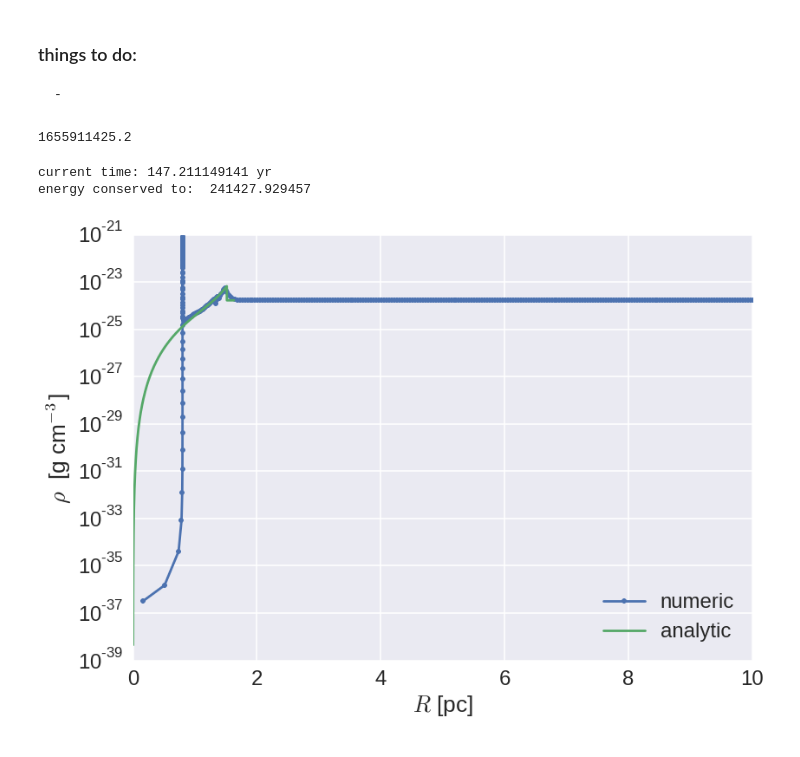
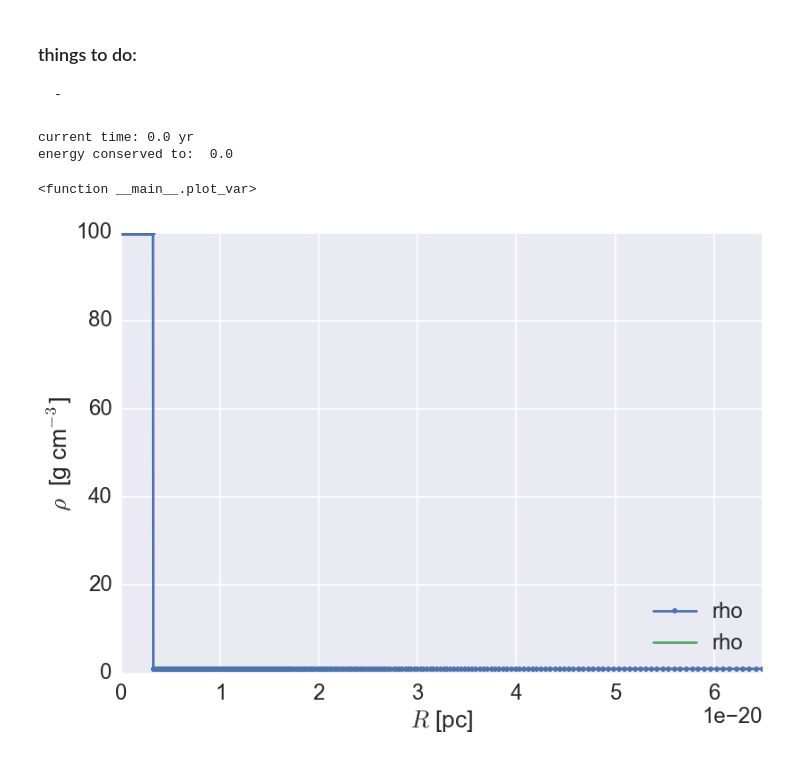
Before and after one commit to egentry/clustered_SNe, a Jupyter notebook: prototyping.ipynb, the cells around one changed output. Cells and saved outputs as stored; diff of their text form; code cells hidden in the pictures.

```diff
--- a/prototyping.ipynb
+++ b/prototyping.ipynb
@@ -81,7 +86,7 @@ gamma = 5/3
 # data_filename = data_filename_with_cooling
 # info_filename = info_filename_with_cooling
 # %%
-names_velos = ["k", "i", "R", "U", "rho", "T", "Mass", "C_ad", "E", "P", "Q"]
+names_velos = ["k", "i", "R", "U", "rho", "T", "Mass", "C_ad", "E", "P", "Q", "dE"]
 variables_velos = names_velos[3:]
 
 df_velos = pd.read_csv(data_filename,
@@ -100,7 +105,7 @@ variables_velos.append("S")
 
 ks = np.array(df_velos.k[0])
 
-i_max = df_velos.index.max()
+i_max = int(df_velos.index.max())
 ind_edges = df_velos.index.isin(range(3,i_max-2,2))
 ind_zones = df_velos.index.isin(range(2,i_max-2,2))
 
@@ -108,15 +113,15 @@ ind_zones = df_velos.index.isin(range(2,i_max-2,2))
 edges = df_velos[ind_edges]
 zones = df_velos[ind_zones]
 
-zones.set_index(['R'], inplace=True)
-edges.set_index(['R'], inplace=True)
+zones = zones.reset_index().set_index(['R'])
+edges = edges.reset_index().set_index(['R'])
 
 M_int = np.array(zones[zones.k==ks[0]].Mass.cumsum())
 
 
 
 
-names_info = ["k", "E_tot", "E_grav", "E_kin", "E_int", "M_tot", "Momentum", "delta_time", "time_total"]
+names_info = ["k", "E_tot", "E_grav", "E_kin", "E_int", "Momentum", "M_tot", "delta_time", "time_total"]
 variables_info = names_info[1:]
 
 df_info = pd.read_csv(info_filename,
@@ -124,12 +129,8 @@ df_info = pd.read_csv(info_filename,
                 skiprows=1,
                 names=names_info,
                 index_col=0)
-df_info.iloc[0].time_total
+# df_info.iloc[0].time_total
-# %% [output]
-1655911425.2
 # %%
-
-
 label_dict = {"R":"$R$ [pc]",
               "U": r"$U$ [cm s$^{-1}$]",
               "rho": r"$\rho$  [g cm$^{-3}$]",
@@ -140,7 +141,8 @@ label_dict = {"R":"$R$ [pc]",
               "P": r"$P$ [dyne cm$^{-2}$]",
               "Q": r"$Q$ [dyne cm$^{-2}$]",
               "S": r"$S$ [$k_b$ / particle]",
-              "M_int": r"$M_{int}$ [$M_\odot$]"
+              "M_int": r"$M_{int}$ [$M_\odot$]",
+              "dE": r"$dE$ [erg g$^{-1}$]",
              }
 
 zones_or_edges = {"R"     : edges,
@@ -153,10 +155,11 @@ zones_or_edges = {"R"     : edges,
                   "P"     : zones,
                   "Q"     : zones,
                   "S"     : zones,
+                  "dE"    : zones
              }
 
 
-def plot_var(var="rho", R_as_x=True, with_sedov=True, k=0):
+def plot_var(var="rho", R_as_x=True, with_sedov=True, k=0, factor=1.00):
     print("current time: " + str(df_info.iloc[k].time_total / yr) + " yr")
     print("energy conserved to: ", (df_info.iloc[k].E_tot / df_info.iloc[0].E_tot) - 1)
 
@@ -164,42 +167,55 @@ def plot_var(var="rho", R_as_x=True, with_sedov=True, k=0):
 
     if with_sedov is True:
         sedov = dimensionalize_sedov.main(df_info.iloc[k].time_total)
         sedov = np.array(sedov).transpose()
         df_sedov = pd.DataFrame.from_records(sedov, columns=["R", "U", "rho", "T", "C_ad", "E", "P", "S", "Mass"])
         df_sedov.R /= pc
+        df_sedov.R *= factor
         df_sedov.Mass /= M_solar
         df_sedov.set_index(['R'], inplace=True)
         df_sedov["M_int"] = df_sedov.Mass.cumsum()
 
     df = zones_or_edges[var]
     if R_as_x is True:
         df[df.k==ks[k]][var].plot(label="numeric", marker=marker)
     else:
+#         plt.plot(df[df.k==ks[k]].i, df[df.k==ks[k]][var],label="numeric",marker=marker)
         plt.plot(M_int, df[df.k==ks[k]][var],label="numeric",marker=marker)
         plt.xlabel(label_dict["M_int"])
-        plt.xscale("log")
+        plt.xscale("linear")
 
-    if with_sedov is True and ((var!="Q") and (var is not "Mass")):
+    if with_sedov is True and ((var!="Q") and (var is not "Mass") and (var is not "dE")):
         if R_as_x is True:
             df_sedov[var].plot(label="analytic")
         else:
             plt.plot(df_sedov.M_int, df_sedov[var], label="analytic")
-    plt.xlabel(label_dict["R"])
+    if R_as_x is True:
+        plt.xlabel(label_dict["R"])
+    else:
+#         plt.xlabel("zone number")
+#         plt.xscale("linear")
+        pass
     plt.ylabel(label_dict[var])
-    plt.yscale("log")
+    if (var is "dE") or (var is "S"):
+        plt.yscale("linear")
+    else:
+        plt.yscale("log")
     plt.legend(loc="lower right")
-    plt.xlim((0,10))
-
+    plt.xlim((0,.2 / pc))
+#     plt.ylim(1e-5, 1e5)
+    plt.yscale("linear")
 
 
 interact(plot_var,
          var=variables_velos,
          R_as_x = True,
          with_sedov = True,
-         k=(0,len(ks)-1))
+         k=(0,len(ks)-1),
+        factor=(.75, 1.25, .1) )
 # %% [output]
-current time: 147.211149141 yr
-energy conserved to:  241427.929457
+current time: 0.0 yr
+energy conserved to:  0.0
+<function __main__.plot_var>
-[figure, old version]
+[figure, new version]
 # %%
 plt.figure()
```
Also changed, not shown: parts of 8 cells of this notebook, 12 other files.
